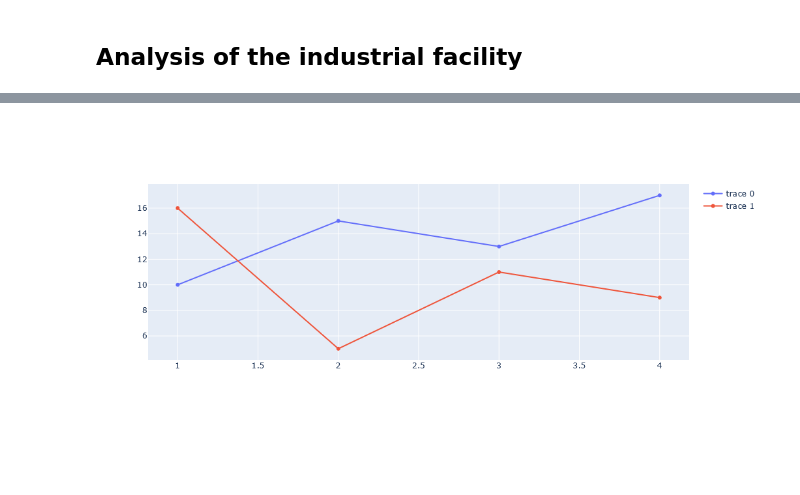
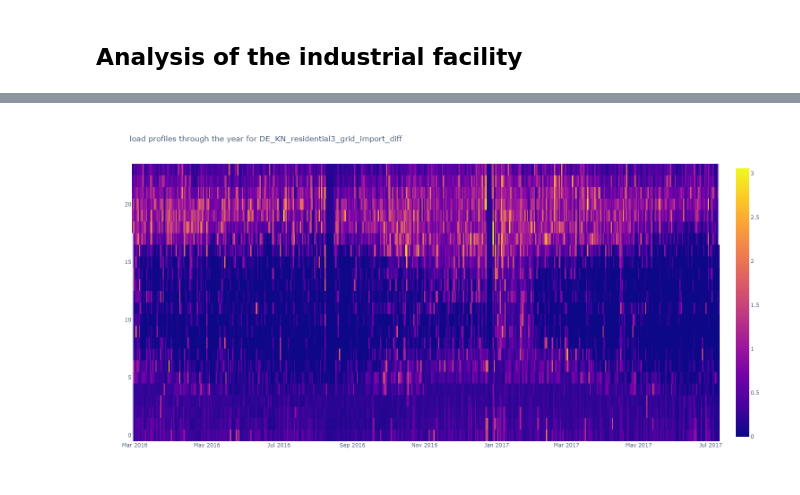
Before and after one commit to krzysiekbe/energy-analysis, a Jupyter notebook: energy.ipynb, the cells around one changed output, grey strips where cells are left out. Saved outputs shown, nothing was run; the diff lists cells and outputs as text; code cells hidden in the pictures; blank space fills up the shorter version.

```diff
--- a/energy.ipynb
+++ b/energy.ipynb
@@ -111,35 +153,21 @@ for col in df_ind.columns[:-2]:
 # %%
 # let's copy df related to e.g. residiential3
 df_res = df_list[6].copy()
 df_res['hour'] = df_res.index.hour
 df_res['date'] = df_res.index.date
 df_res = df_res.set_index('date')
 
 # plain heatmaps with a load profiles, without pivoting
 for col in df_res[:-2]:
     fig = go.Figure(data=go.Heatmap(
             z=df_res[col],
             x=df_res.index,
             y=df_res.hour))
 
     fig.update_layout(title='load profiles through the year for {}'.format(col))
 
-    fig.show(renderer='browser')
+#     fig.show(renderer='browser')
+    if col == 'DE_KN_residential3_grid_import_diff':
+        fig.show('png', width=1500, height=800)
+# %% [output]
+[figure, added]
-# %%
-from plotly.offline import init_notebook_mode, iplot
-from plotly.graph_objs import *
-
-init_notebook_mode(connected=True)         # initiate notebook for offline plot
-
-trace0 = Scatter(
-  x=[1, 2, 3, 4],
-  y=[10, 15, 13, 17]
-)
-trace1 = Scatter(
-  x=[1, 2, 3, 4],
-  y=[16, 5, 11, 9]
-)
-
-iplot([trace0, trace1])
-# %% [output]
-[figure, removed]
```
Also changed, not shown: parts of 7 cells of this notebook.
